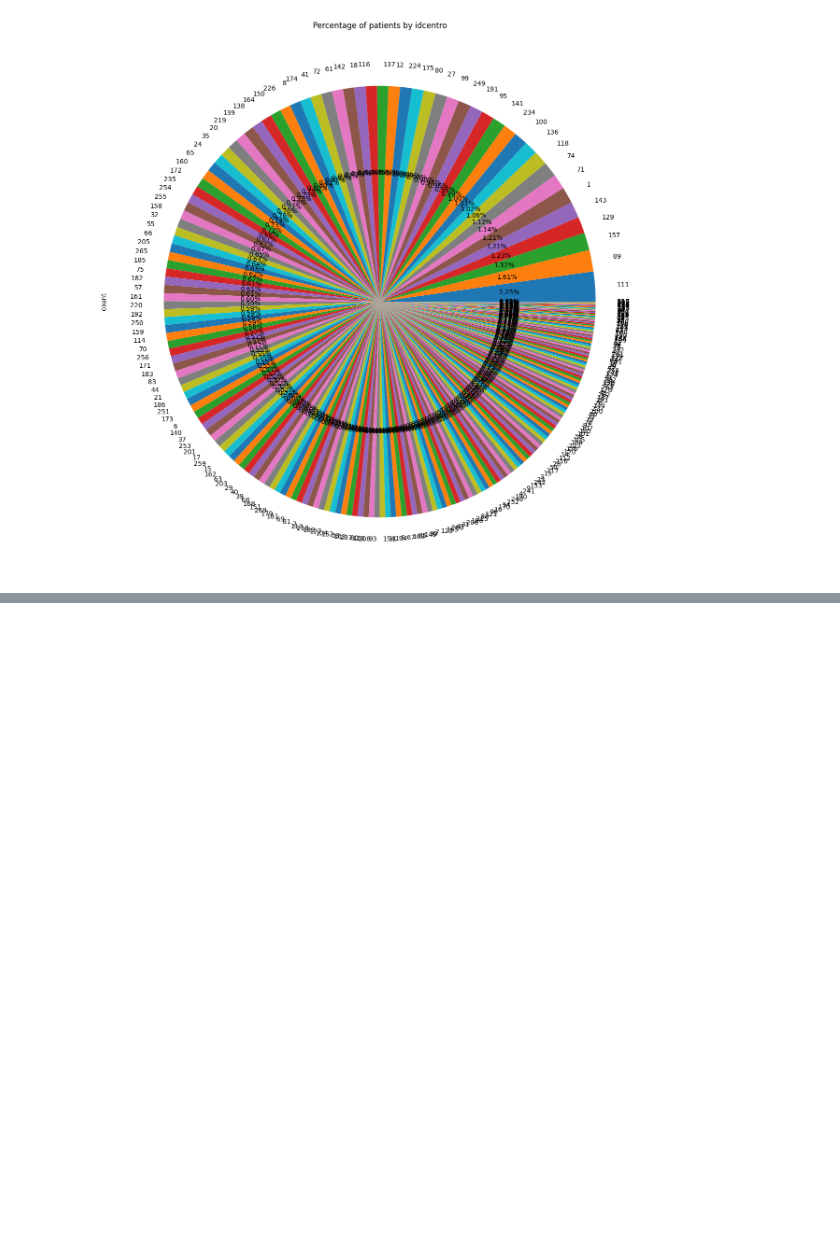
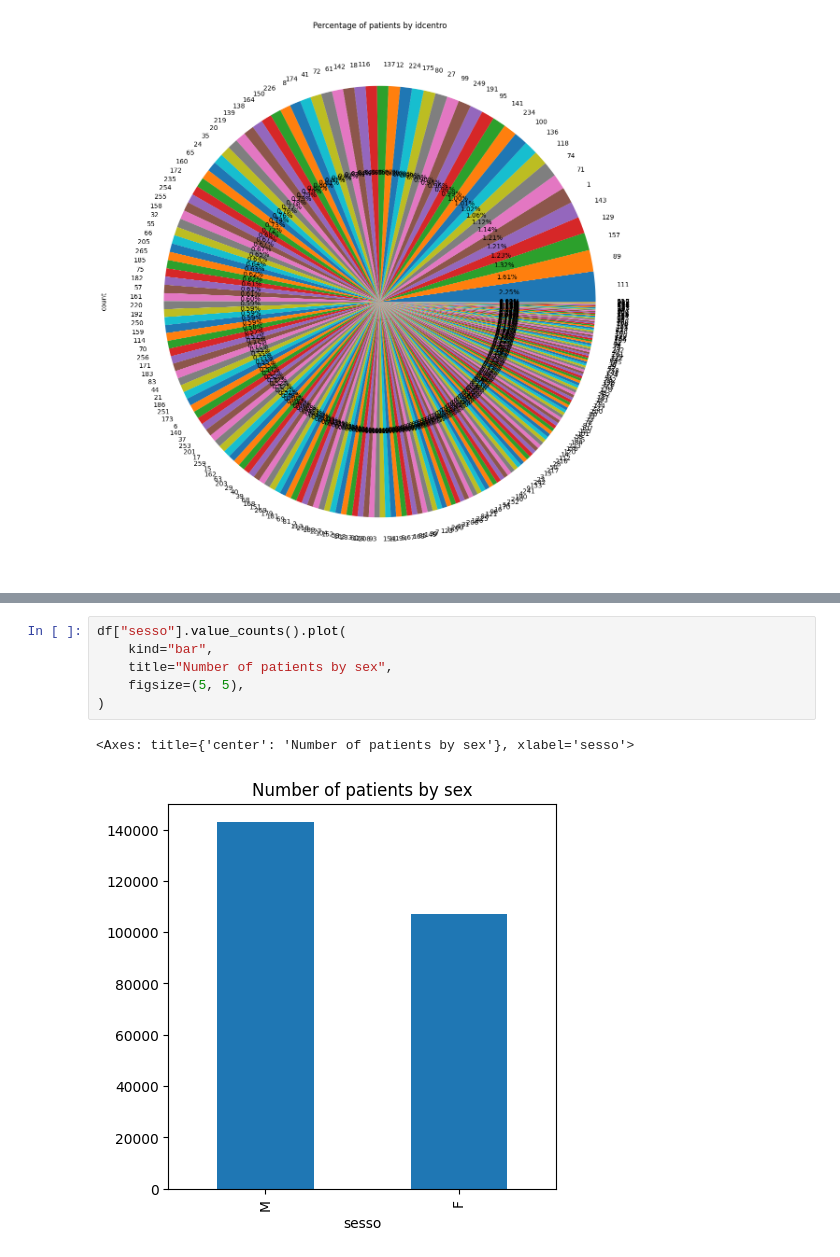
Before and after one commit to AntoAndGar/ML-Health-Event-Prediction, a Jupyter notebook: plot.ipynb, the cells around one changed output, grey strips where cells are left out. Cells and saved outputs as stored; diff of their text form; blank space fills up the shorter version.

```diff
--- a/plot.ipynb
+++ b/plot.ipynb
@@ -65,0 +66,9 @@ df["idcentro"].value_counts().plot(
+# %%
+df["sesso"].value_counts().plot(
+    kind="bar",
+    title="Number of patients by sex",
+    figsize=(5, 5),
+)
+# %% [output]
+<Axes: title={'center': 'Number of patients by sex'}, xlabel='sesso'>
+[figure, added]
```
Also changed, not shown: parts of 28 cells of this notebook.
